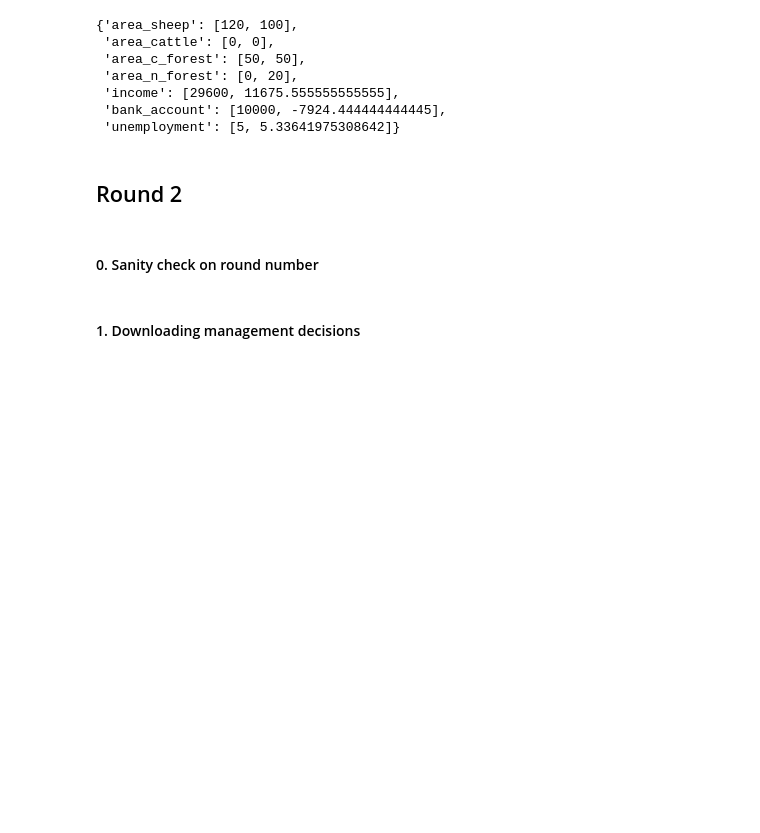
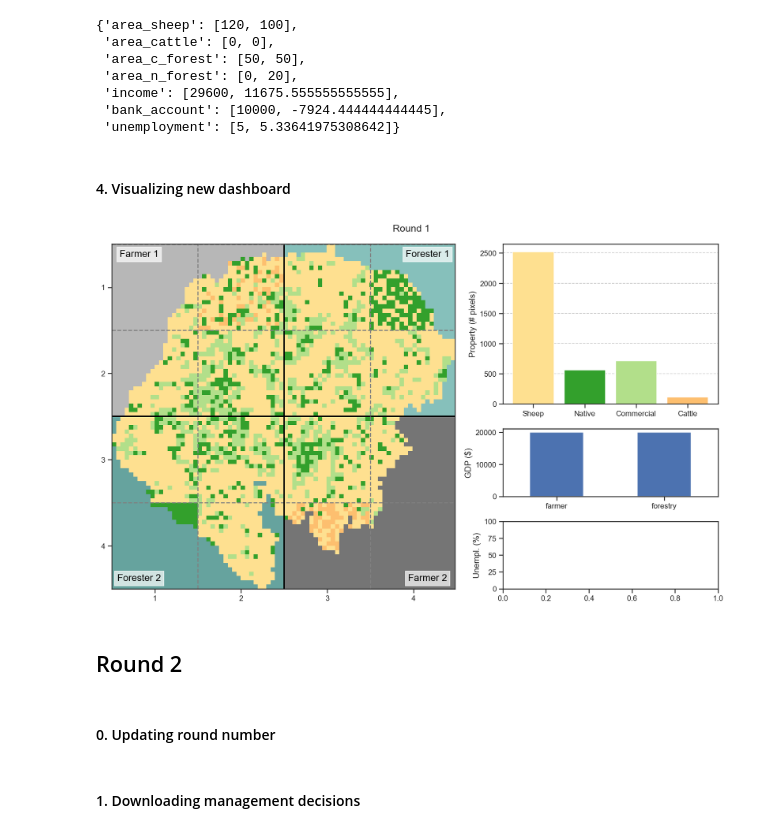
Before and after one commit to derpyninja/gecm, a Jupyter notebook: notebooks/01-mb-fz-prototype-v2.ipynb, the cells around one changed output. Cells and saved outputs as stored; diff of their text form; code cells hidden in the pictures; blank space fills up the shorter version.

Commit message:
playing field updating fully functional.

```diff
--- a/notebooks/01-mb-fz-prototype-v2.ipynb
+++ b/notebooks/01-mb-fz-prototype-v2.ipynb
@@ -444,5 +418,13 @@ stakeholder_farmer1_data_dict
  'income': [29600, 11675.555555555555],
  'bank_account': [10000, -7924.444444444445],
  'unemployment': [5, 5.33641975308642]}
+# %% [markdown]
+#### 4. Visualizing new dashboard
+# %%
+%reload_ext autoreload
+matrix_game.current_round = 1
+matrix_game.show_dashboard(figure_size=(13,8), property_rights=True, cattle=True)
+# %% [output]
+[figure, added]
 # %% [markdown]
 ## Round 2
@@ -451,4 +431,4 @@ matrix_game.update_round_number()
 # %% [markdown]
-#### 0. Sanity check on round number
+#### 0. Updating round number
 # %%
 %reload_ext autoreload
```
Also changed, not shown: parts of 16 cells of this notebook, 5 other files.
